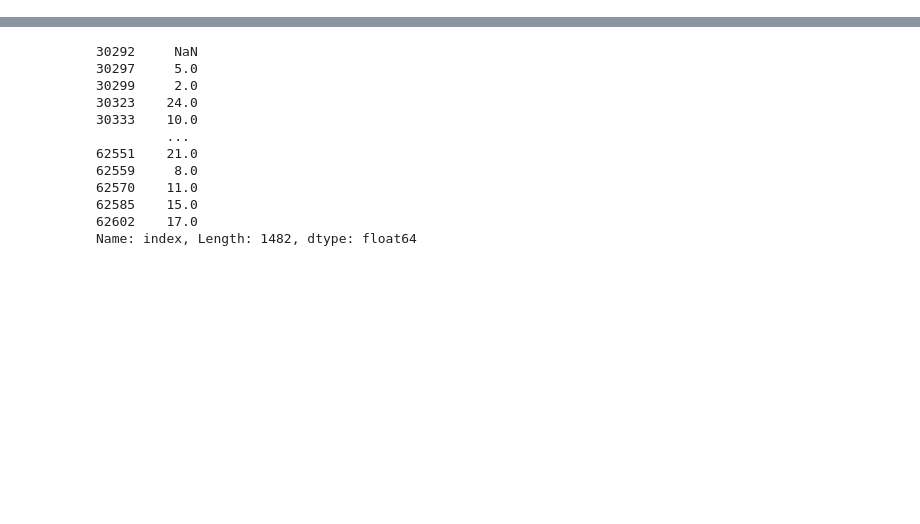
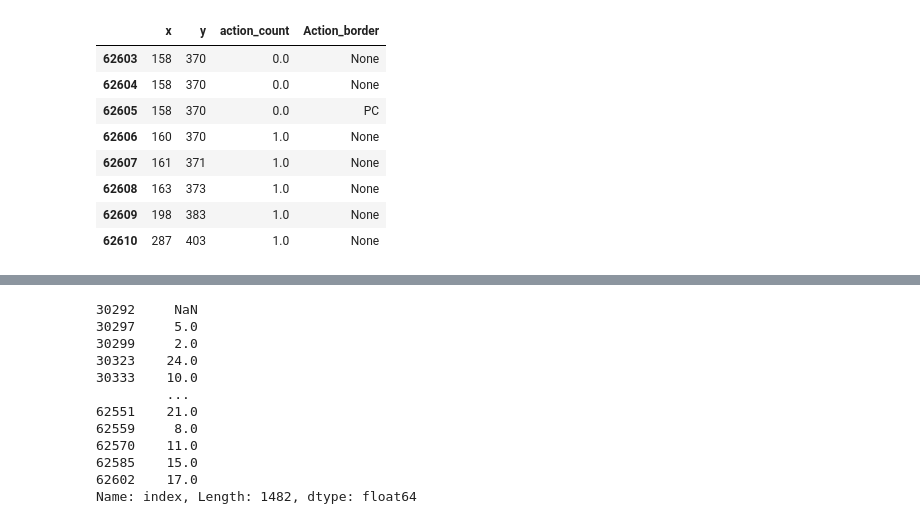
Before and after one commit to andriusdc/mouse_click_model, a Jupyter notebook: teste.ipynb, the cells around one changed output, grey strips where cells are left out. Drawn from its saved outputs; the diff is of its cells as text; code cells hidden in the pictures; blank space fills up the shorter version.

```diff
--- a/teste.ipynb
+++ b/teste.ipynb
@@ -100,7 +135,7 @@ thresh=10
 min_events=4
 
 
-train_seg=train_seg.append(segmentation(train[train.session=='session_5265929106'],thresh,min_events))
+train_seg=train_seg.append(segmentation(train[train.session=='session_1658051584'],thresh,min_events))
 train_seg=segmentation_prep(train_seg)
 train_save=train_seg
 #train_seg=segmentation_prep(train_seg)
@@ -118,0 +179,22 @@ temp[temp.values<=4]
+# %%
+train_seg=train_save
+temp=pd.DataFrame()
+#train_seg=train_seg[train_seg.session=='session_5265929106']
+temp=pd.DataFrame((train_seg[(train_seg.Action_border=='PC')| (train_seg.Action_border=='MM') | (train_seg.Action_border=='DD')].Action_border.index))
+temp['action_count']=temp.index
+temp['index']=temp.loc[:,0]
+temp.drop(0,axis=1,inplace= True)
+temp.set_index(temp['index'],inplace=True)
+temp.columns.name=None
+train_seg=train_seg.merge(temp,how='left',left_index=True, right_index=True)
+train_seg['action_count'].fillna(method='bfill',inplace=True)
+#train_seg.drop('index',axis=1,inplace=True)
+#2nd dataframe with action features
+df_action=train_seg[train_seg.Action_border.notna()].copy(deep=True)
+df_action['index']=train_seg[train_seg.Action_border.notna()].index
+df_action['begin_act_idx']=df_action['index'].shift()
+df_action.loc[df_action.index[0],'begin_act_idx']=train_seg.index[0]
+train_seg.loc[:,'begin_act_idx']=df_action['begin_act_idx']
+    ###########################################################
+    #############################################################
+train_seg.loc[:,'begin_act_idx'].fillna(method='bfill',inplace=True)
@@ -343,14 +470,14 @@ def feat_eng(train_seg):
     #from inertia aceleration time
     df_action.drop(['Unnamed: 0', 'record timestamp', 'client timestamp', 'button', 'state',
        'x', 'y','Action', 'action_begin', 'delta_action',
-       'Action_border', 'begin_act_idx'],inplace=True,axis=1)
+       'Action_border', 'begin_act_idx','act_correc_index'],inplace=True,axis=1)
     return df_action,train_seg
 
 #obs:colocar essa função em novo notebook
 #df_action,train_seg=feat_eng(train_seg)
 # %%
 train_seg=train_save
-df_action,train_seg=feat_eng(train_seg[train_seg.session=='session_5265929106'])
+df_action,train_seg=feat_eng(train_seg[train_seg.session=='session_5815391283'])
 # %%
 df_action.isna().sum()
 # %% [output]
@@ -408,0 +518,12 @@ dtype: int64
+# %%
+train_seg.loc[:62610,:][['x','y','action_count','Action_border']]
+# %% [output]
+|  | x | y | action_count | Action_border |
+| 62603 | 158 | 370 | 0.0 | None |
+| 62604 | 158 | 370 | 0.0 | None |
+| 62605 | 158 | 370 | 0.0 | PC |
+| 62606 | 160 | 370 | 1.0 | None |
+| 62607 | 161 | 371 | 1.0 | None |
+| 62608 | 163 | 373 | 1.0 | None |
+| 62609 | 198 | 383 | 1.0 | None |
+| 62610 | 287 | 403 | 1.0 | None |
```
Also changed, not shown: parts of 18 cells of this notebook, 2 other files.
